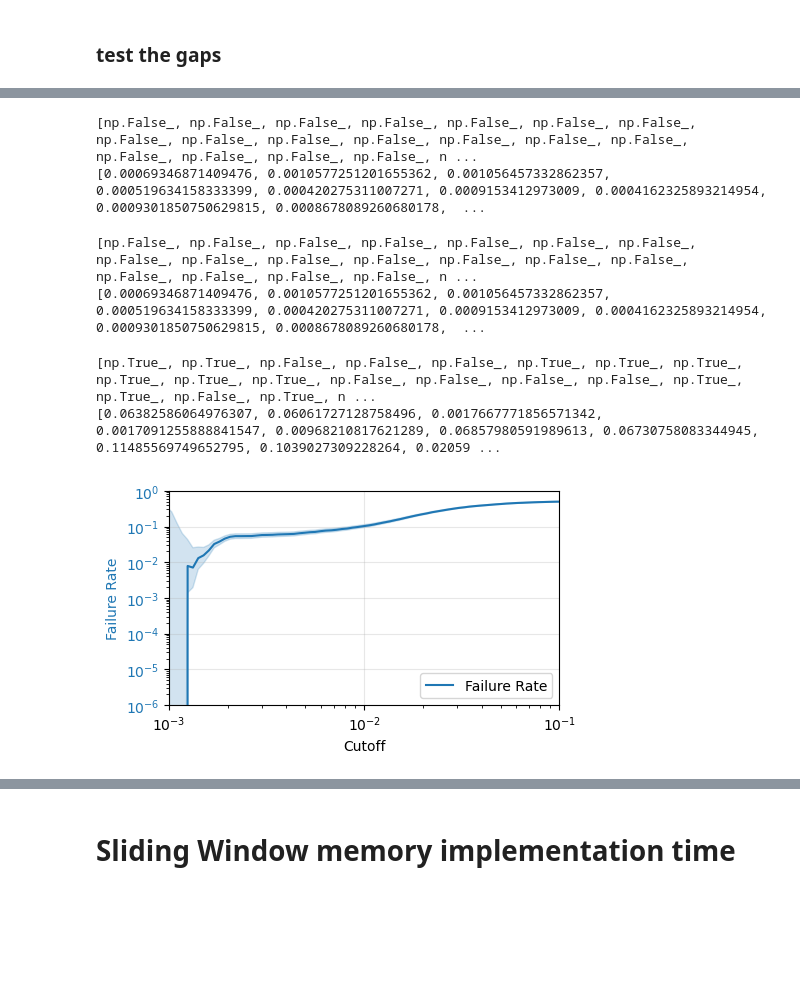
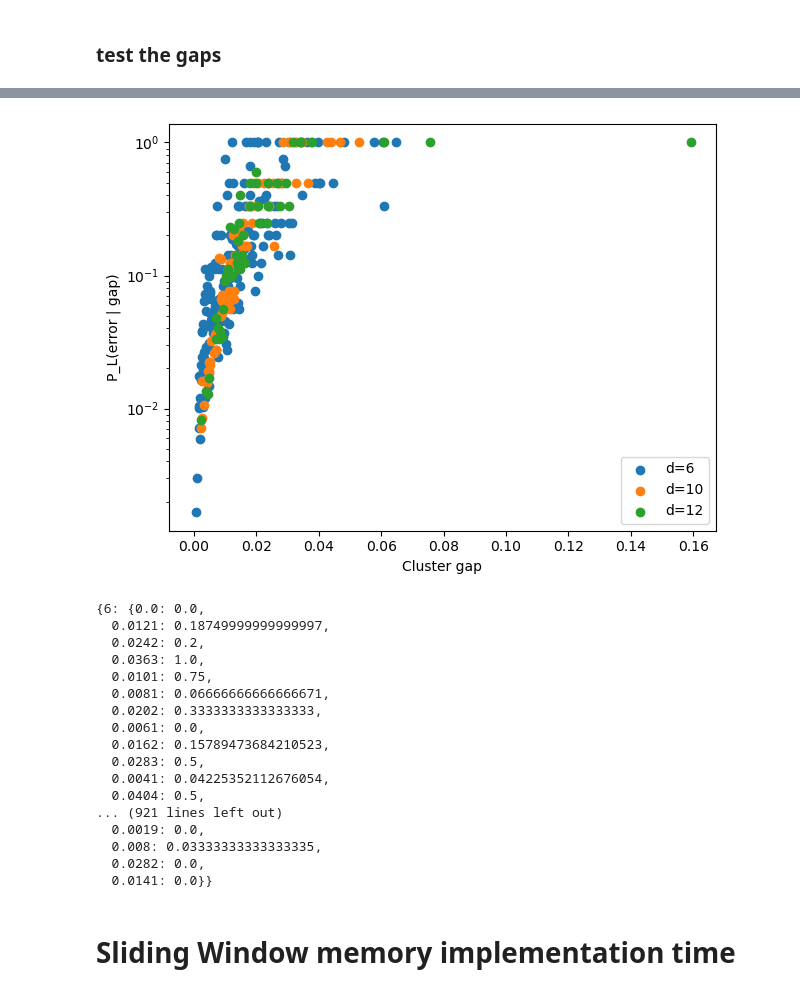
Before and after one commit to acatspirit/realtime_decoding_qldpc, a Jupyter notebook: notebooks/decoder_switching.ipynb, the cells around one changed output, grey strips where cells are left out. Cells and saved outputs as stored; diff of their text form; code cells hidden in the pictures; blank space fills up the shorter version.

Commit message:
get conditional probability for cluster gap working + plot it

```diff
--- a/notebooks/decoder_switching.ipynb
+++ b/notebooks/decoder_switching.ipynb
@@ -144,7 +125,7 @@ def get_comp_gap(circuit, det_events, obs, d, basis):
 from realtime_decoding.cluster_based_soft_outputs import get_cluster_soft_output_from_bplsd_glocal_decoding
 
 # get cluster gaps for circuits
-def get_cluster_gap(circuit, det_events, obs, cluster_method = 'cluster_sizes', order=2, decoder=None):
+def get_cluster_gap(circuit, det_events, obs, cluster_method = 'cluster_llrs', order=2, decoder=None):
    return get_cluster_soft_output_from_bplsd_glocal_decoding(circuit, cluster_method, order, det_events, obs, decoder=decoder)
 # %% [markdown]
 ### test the gaps
@@ -245,17 +210,12 @@ for i_sample in tqdm(list(range(shots))):
     norm_frac = compute_cluster_norm_fraction(soft_outputs["cluster_llrs"], 2)
     fails.append(fail)
     norm_fracs.append(norm_frac)
-print(fails)
+print(np.any(fails))
 print(norm_fracs)
 
 errors, norm_fracs_fn, cluster_pL = get_cluster_gap(circuit, det, obs, cluster_method='cluster_llrs')
-print(errors)
+print(np.any(errors))
 print(norm_fracs_fn)
-# %% [output]
-[np.False_, np.False_, np.False_, np.False_, np.False_, np.False_, np.False_, np.False_, np.False_, np.False_, np.False_, np.False_, np.False_, np.False_, np.False_, np.False_, np.False_, np.False_, n ...
-[0.00069346871409476, 0.0010577251201655362, 0.001056457332862357, 0.000519634158333399, 0.000420275311007271, 0.0009153412973009, 0.0004162325893214954, 0.0009301850750629815, 0.0008678089260680178,  ...
-[np.False_, np.False_, np.False_, np.False_, np.False_, np.False_, np.False_, np.False_, np.False_, np.False_, np.False_, np.False_, np.False_, np.False_, np.False_, np.False_, np.False_, np.False_, n ...
-[0.00069346871409476, 0.0010577251201655362, 0.001056457332862357, 0.000519634158333399, 0.000420275311007271, 0.0009153412973009, 0.0004162325893214954, 0.0009301850750629815, 0.0008678089260680178,  ...
 # %%
 # cluster gap failure rate stuff to match sim
 
@@ -265,7 +225,7 @@ shots = 10000
 
 # circuits = get_BB_circuits()
 
-circuit = bb_circuits[1]
+circuit = rsc_circuits[1]
 
 
 sampler = circuit.compile_detector_sampler()
@@ -292,9 +252,6 @@ confidence_level = 0.95
 failure_rate_lower, failure_rate_upper = proportion_confint(
     num_failures, num_accepted, alpha=1 - confidence_level, method="wilson"
 )
-# %% [output]
-[np.True_, np.True_, np.False_, np.False_, np.False_, np.True_, np.True_, np.True_, np.True_, np.True_, np.True_, np.False_, np.False_, np.False_, np.False_, np.True_, np.True_, np.False_, np.True_, n ...
-[0.06382586064976307, 0.06061727128758496, 0.0017667771856571342, 0.0017091255888841547, 0.00968210817621289, 0.06857980591989613, 0.06730758083344945, 0.11485569749652795, 0.1039027309228264, 0.02059 ...
 # %%
 # Plotting failure and abort rates vs cutoffs
 
@@ -325,7 +282,47 @@ ax1.set_ylim(1e-6, 1)
 
 plt.tight_layout()
 plt.show()
-# %% [output]
-[figure, removed]
 # %%
 # cluster gap pL
+from joblib import Parallel, delayed
+from joblib import Parallel, delayed
+import matplotlib.pyplot as plt
+
+
+def run_gap_conditioned_PL_parallel(circuits,num_shots=10**6,n_jobs=-1,verbose=10):
+    #This uses the unsigned gap
+
+    def run_one_distance(d, circuit):
+        sampler = circuit.compile_detector_sampler()
+        det_events, obs = sampler.sample(num_shots, separate_observables=True)
+        _,_,cluster_pL = get_cluster_gap(circuit, det_events, obs, cluster_method='cluster_sizes')
+        return d, cluster_pL
+
+    results = Parallel(n_jobs=n_jobs, verbose=verbose)(
+        delayed(run_one_distance)(d, circuits[i]) for i,d in enumerate(d_list)
+    )
+
+    # -------- plotting --------
+    plt.figure()
+
+    for d, cluster_pL in results:
+        # print(d, cluster_pL)
+        plt.scatter(
+            list(cluster_pL.keys()),
+            list(cluster_pL.values()),
+            label=f'd={d}'
+        )
+
+    plt.xlabel("Cluster gap")
+    plt.ylabel("P_L(error | gap)")
+    plt.yscale('log')
+    plt.legend()
+    plt.tight_layout()
+    plt.show()
+
+
+    return dict(results)
+
+num_shots = 10**4
+run_gap_conditioned_PL_parallel(bb_circuits,num_shots)
+# %% [output]
@@ -332,3 +331,21 @@ plt.show()
+[figure, added]
+{6: {0.0: 0.0,
+  0.0121: 0.18749999999999997,
+  0.0242: 0.2,
+  0.0363: 1.0,
+  0.0101: 0.75,
+  0.0081: 0.06666666666666671,
+  0.0202: 0.3333333333333333,
+  0.0061: 0.0,
+  0.0162: 0.15789473684210523,
+  0.0283: 0.5,
+  0.0041: 0.04225352112676054,
+  0.0404: 0.5,
+... (921 lines left out)
+  0.0019: 0.0,
+  0.008: 0.03333333333333335,
+  0.0282: 0.0,
+  0.0141: 0.0}}
 # %%
 # comp gap and cluster gap comparison strong and weak decoders fig 6 of dec switching paper
 # %%
```
Also changed, not shown: parts of 4 cells of this notebook, 2 other files.
